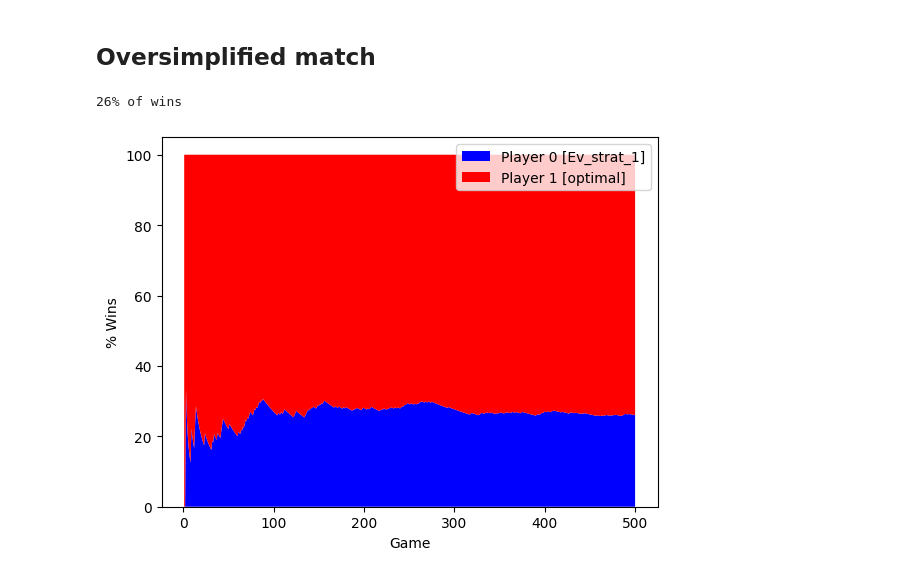
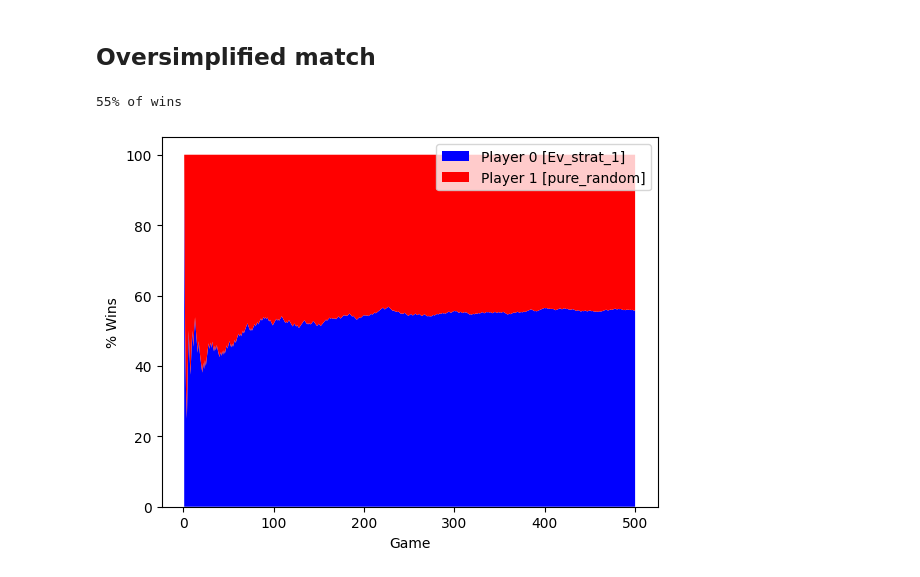
Before and after one commit to andry2327/Computational-Intelligence, a Jupyter notebook: LABS/L02 - NIM-ES/lab2-nim.ipynb, the cells around one changed output. Drawn from its saved outputs; the diff is of its cells as text; code cells hidden in the pictures.

```diff
--- a/LABS/L02 - NIM-ES/lab2-nim.ipynb
+++ b/LABS/L02 - NIM-ES/lab2-nim.ipynb
@@ -246,7 +238,6 @@ class Ev_strat_1:
                 self.c_sigma *= 1.1
         else:  # if no cooked move, then random move
             best_ply = pure_random(state)
-            self.c_sigma /= 1.1
 
         return best_ply
 
@@ -336,10 +327,9 @@ def es2_boosted(state: Nim) -> Nimply:
 # %%
 N_GAMES = 500
 ev_strat_1 = Ev_strat_1()
 agent = ev_strat_1
-opponent = optimal
-win_list = simplified_match_for_new_agents(agent, opponent, 5, N_GAMES)
-plot(win_list, N_GAMES, agent, opponent)
+opponent = pure_random
+simplified_match_for_new_agents(agent, opponent, 5, N_GAMES)
 # %% [output]
-26% of wins
+55% of wins
-[figure, old version]
+[figure, new version]
```
Also changed, not shown: parts of 2 cells of this notebook.
